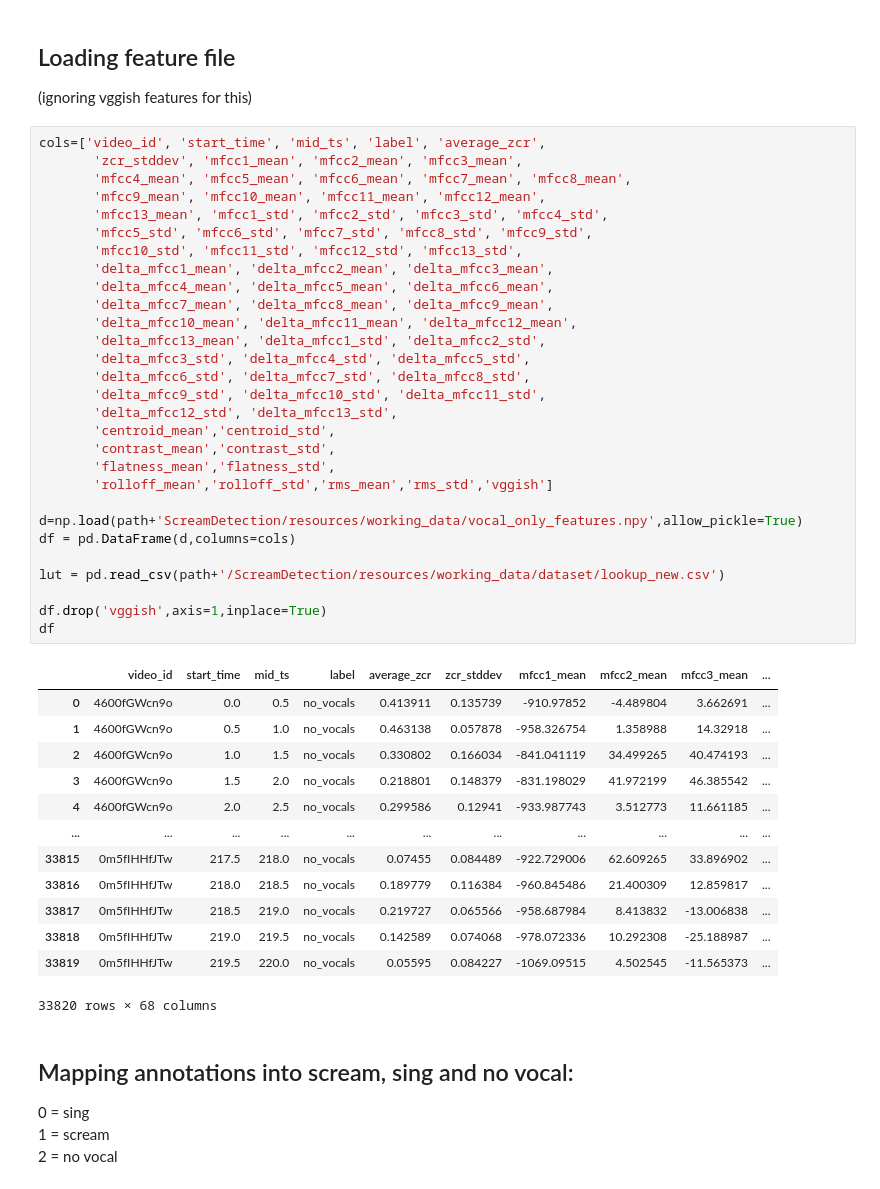
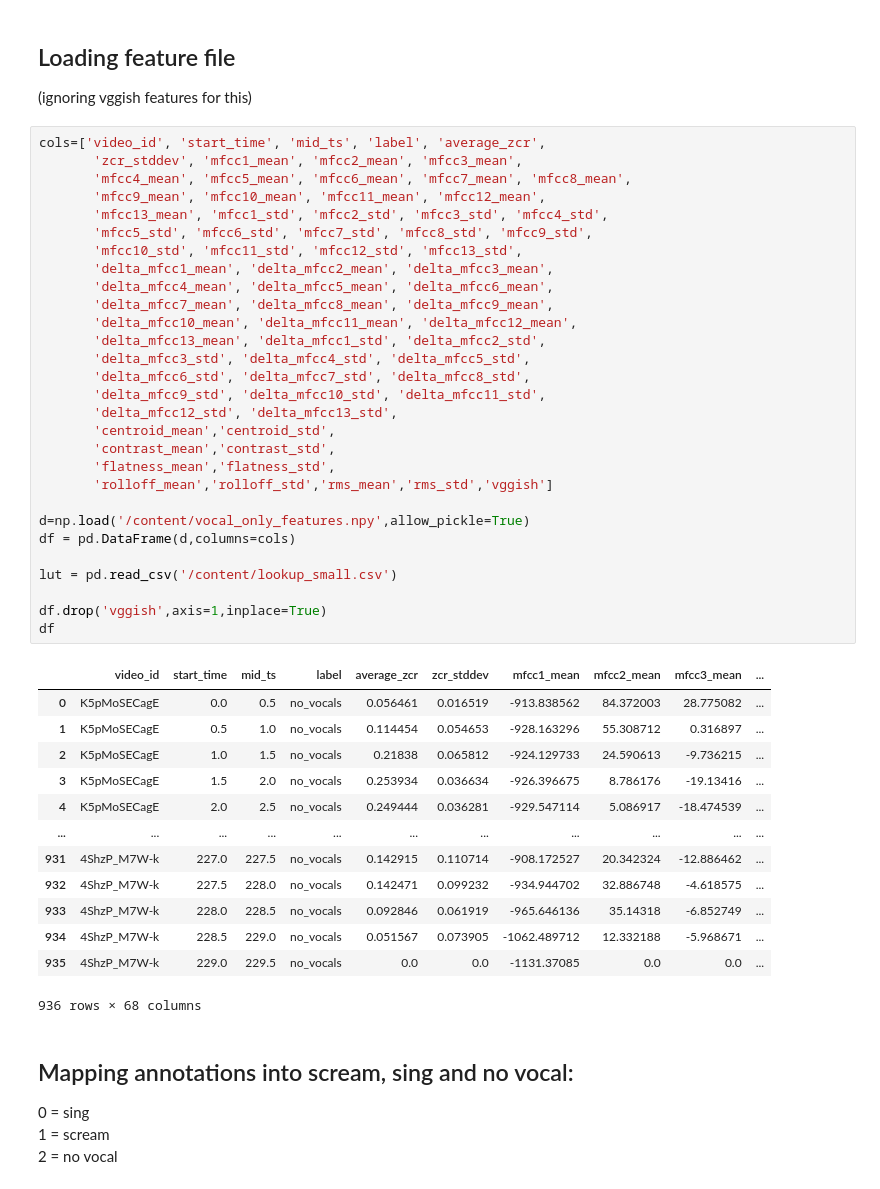
Before and after one commit to davidlinye/ScreamClassifier, a Jupyter notebook: FINAL/fcnn.ipynb, the cells around one changed output. Cells and saved outputs as stored; diff of their text form.

```diff
--- a/FINAL/fcnn.ipynb
+++ b/FINAL/fcnn.ipynb
@@ -32,46 +54,46 @@ elif platform == "darwin":
 # %%
 cols=['video_id', 'start_time', 'mid_ts', 'label', 'average_zcr',
        'zcr_stddev', 'mfcc1_mean', 'mfcc2_mean', 'mfcc3_mean',
        'mfcc4_mean', 'mfcc5_mean', 'mfcc6_mean', 'mfcc7_mean', 'mfcc8_mean',
        'mfcc9_mean', 'mfcc10_mean', 'mfcc11_mean', 'mfcc12_mean',
        'mfcc13_mean', 'mfcc1_std', 'mfcc2_std', 'mfcc3_std', 'mfcc4_std',
        'mfcc5_std', 'mfcc6_std', 'mfcc7_std', 'mfcc8_std', 'mfcc9_std',
        'mfcc10_std', 'mfcc11_std', 'mfcc12_std', 'mfcc13_std',
        'delta_mfcc1_mean', 'delta_mfcc2_mean', 'delta_mfcc3_mean',
        'delta_mfcc4_mean', 'delta_mfcc5_mean', 'delta_mfcc6_mean',
        'delta_mfcc7_mean', 'delta_mfcc8_mean', 'delta_mfcc9_mean',
        'delta_mfcc10_mean', 'delta_mfcc11_mean', 'delta_mfcc12_mean',
        'delta_mfcc13_mean', 'delta_mfcc1_std', 'delta_mfcc2_std',
        'delta_mfcc3_std', 'delta_mfcc4_std', 'delta_mfcc5_std',
        'delta_mfcc6_std', 'delta_mfcc7_std', 'delta_mfcc8_std',
        'delta_mfcc9_std', 'delta_mfcc10_std', 'delta_mfcc11_std',
        'delta_mfcc12_std', 'delta_mfcc13_std',
        'centroid_mean','centroid_std',
        'contrast_mean','contrast_std',
        'flatness_mean','flatness_std',
        'rolloff_mean','rolloff_std','rms_mean','rms_std','vggish']
 
-d=np.load(path+'ScreamDetection/resources/working_data/vocal_only_features.npy',allow_pickle=True)
+d=np.load('/content/vocal_only_features.npy',allow_pickle=True)
 df = pd.DataFrame(d,columns=cols)
 
-lut = pd.read_csv(path+'/ScreamDetection/resources/working_data/dataset/lookup_new.csv')
+lut = pd.read_csv('/content/lookup_small.csv')
 
 df.drop('vggish',axis=1,inplace=True)
 df
 # %% [output]
 |  | video_id | start_time | mid_ts | label | average_zcr | zcr_stddev | mfcc1_mean | mfcc2_mean | mfcc3_mean | ... |
-| 0 | 4600fGWcn9o | 0.0 | 0.5 | no_vocals | 0.413911 | 0.135739 | -910.97852 | -4.489804 | 3.662691 | ... |
-| 1 | 4600fGWcn9o | 0.5 | 1.0 | no_vocals | 0.463138 | 0.057878 | -958.326754 | 1.358988 | 14.32918 | ... |
-| 2 | 4600fGWcn9o | 1.0 | 1.5 | no_vocals | 0.330802 | 0.166034 | -841.041119 | 34.499265 | 40.474193 | ... |
-| 3 | 4600fGWcn9o | 1.5 | 2.0 | no_vocals | 0.218801 | 0.148379 | -831.198029 | 41.972199 | 46.385542 | ... |
-| 4 | 4600fGWcn9o | 2.0 | 2.5 | no_vocals | 0.299586 | 0.12941 | -933.987743 | 3.512773 | 11.661185 | ... |
+| 0 | K5pMoSECagE | 0.0 | 0.5 | no_vocals | 0.056461 | 0.016519 | -913.838562 | 84.372003 | 28.775082 | ... |
+| 1 | K5pMoSECagE | 0.5 | 1.0 | no_vocals | 0.114454 | 0.054653 | -928.163296 | 55.308712 | 0.316897 | ... |
+| 2 | K5pMoSECagE | 1.0 | 1.5 | no_vocals | 0.21838 | 0.065812 | -924.129733 | 24.590613 | -9.736215 | ... |
+| 3 | K5pMoSECagE | 1.5 | 2.0 | no_vocals | 0.253934 | 0.036634 | -926.396675 | 8.786176 | -19.13416 | ... |
+| 4 | K5pMoSECagE | 2.0 | 2.5 | no_vocals | 0.249444 | 0.036281 | -929.547114 | 5.086917 | -18.474539 | ... |
 | ... | ... | ... | ... | ... | ... | ... | ... | ... | ... | ... |
-| 33815 | 0m5fIHHfJTw | 217.5 | 218.0 | no_vocals | 0.07455 | 0.084489 | -922.729006 | 62.609265 | 33.896902 | ... |
-| 33816 | 0m5fIHHfJTw | 218.0 | 218.5 | no_vocals | 0.189779 | 0.116384 | -960.845486 | 21.400309 | 12.859817 | ... |
-| 33817 | 0m5fIHHfJTw | 218.5 | 219.0 | no_vocals | 0.219727 | 0.065566 | -958.687984 | 8.413832 | -13.006838 | ... |
-| 33818 | 0m5fIHHfJTw | 219.0 | 219.5 | no_vocals | 0.142589 | 0.074068 | -978.072336 | 10.292308 | -25.188987 | ... |
-| 33819 | 0m5fIHHfJTw | 219.5 | 220.0 | no_vocals | 0.05595 | 0.084227 | -1069.09515 | 4.502545 | -11.565373 | ... |
+| 931 | 4ShzP_M7W-k | 227.0 | 227.5 | no_vocals | 0.142915 | 0.110714 | -908.172527 | 20.342324 | -12.886462 | ... |
+| 932 | 4ShzP_M7W-k | 227.5 | 228.0 | no_vocals | 0.142471 | 0.099232 | -934.944702 | 32.886748 | -4.618575 | ... |
+| 933 | 4ShzP_M7W-k | 228.0 | 228.5 | no_vocals | 0.092846 | 0.061919 | -965.646136 | 35.14318 | -6.852749 | ... |
+| 934 | 4ShzP_M7W-k | 228.5 | 229.0 | no_vocals | 0.051567 | 0.073905 | -1062.489712 | 12.332188 | -5.968671 | ... |
+| 935 | 4ShzP_M7W-k | 229.0 | 229.5 | no_vocals | 0.0 | 0.0 | -1131.37085 | 0.0 | 0.0 | ... |
-33820 rows × 68 columns
+936 rows × 68 columns
 # %% [markdown]
 ## Mapping annotations into scream, sing and no vocal:
 0 = sing
```
Also changed, not shown: parts of 7 cells of this notebook, 3 other files.
